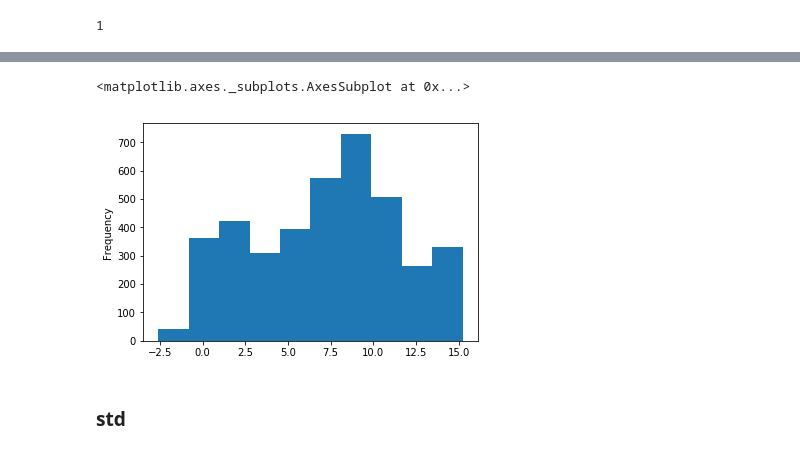
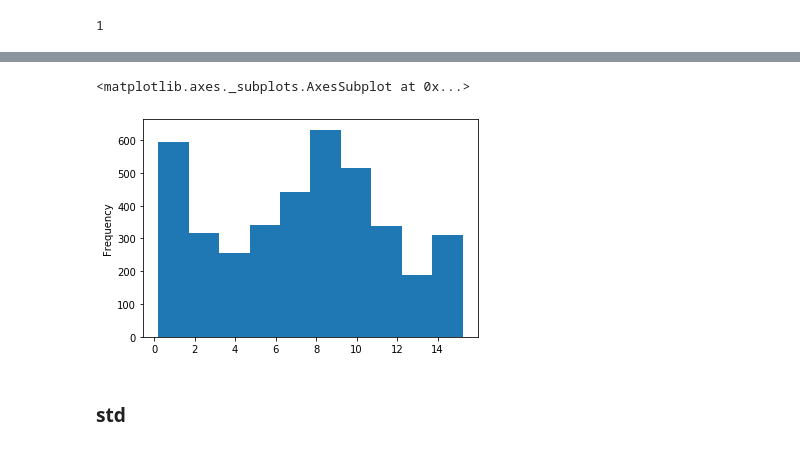
Before and after one commit to Gugliar/IAU-projekt, a Jupyter notebook: IAU_z2_Tibensky_Jedinak.ipynb, the cells around one changed output, grey strips where cells are left out. Drawn from its saved outputs; the diff is of its cells as text; code cells hidden in the pictures.

```diff
--- a/IAU_z2_Tibensky_Jedinak.ipynb
+++ b/IAU_z2_Tibensky_Jedinak.ipynb
@@ -380,0 +699,24 @@ data["fnlwgt"].plot(kind="hist")
+# %%
+class OutlierClipper(TransformerMixin):
+
+    def __init__(self, cols, up=0.95, low=0.05):
+        self.cols=cols
+        self.up=up
+        self.low=low
+
+    def fit(self, df, y=None):
+        self.upper={}
+        self.lower={}
+        for col in self.cols:
+            self.upper[col]=df[col].quantile(self.up)
+            self.lower[col]=df[col].quantile(self.low)
+        return self
+
+    def transform(self, df, y=None):
+        df=df.copy()
+        for col in self.cols:
+            df[col]=df[col].clip(upper=self.upper[col], lower=self.lower[col])
+        return df
+
+data=OutlierClipper(["fnlwgt"]).fit_transform(data)
+data["fnlwgt"].plot(kind="hist")
@@ -458,5 +804,6 @@ sns.boxplot('mean_glucose', data=data)
 # %%
-data["mean_glucose"]= data["mean_glucose"].clip( upper=data["mean_glucose"].quantile(0.95))
+data=OutlierClipper(["mean_glucose"]).fit_transform(data)
+
 data["mean_glucose"].plot(kind="hist")
 # %% [output]
 <matplotlib.axes._subplots.AxesSubplot at 0x...>
@@ -500,0 +842,3 @@ df.plot(kind="hist")
+# %%
+data=OutlierClipper(["kurtosis_glucose"]).fit_transform(data)
+data["kurtosis_glucose"].plot(kind="hist")
@@ -526,5 +873,5 @@ sns.boxplot('std_glucose', data=data)
 # %%
-data["std_glucose"]= data["std_glucose"].clip( upper=data["std_glucose"].quantile(0.95))
+data=OutlierClipper(["std_glucose"]).fit_transform(data)
 data["std_glucose"].plot(kind="hist")
 # %% [output]
 <matplotlib.axes._subplots.AxesSubplot at 0x...>
@@ -672,9 +1019,10 @@ sns.boxplot('kurtosis_oxygen', data=data)
 # %%
-data["kurtosis_oxygen"] = data["kurtosis_oxygen"].clip( upper=data["kurtosis_oxygen"].quantile(0.95))
+data=OutlierClipper(["kurtosis_oxygen"]).fit_transform(data)
+
 data["kurtosis_oxygen"].plot(kind="hist")
 # %% [output]
 <matplotlib.axes._subplots.AxesSubplot at 0x...>
-[figure, old version]
+[figure, new version]
 # %% [markdown]
 ### std
 # %%
```
Also changed, not shown: parts of 115 cells of this notebook.
